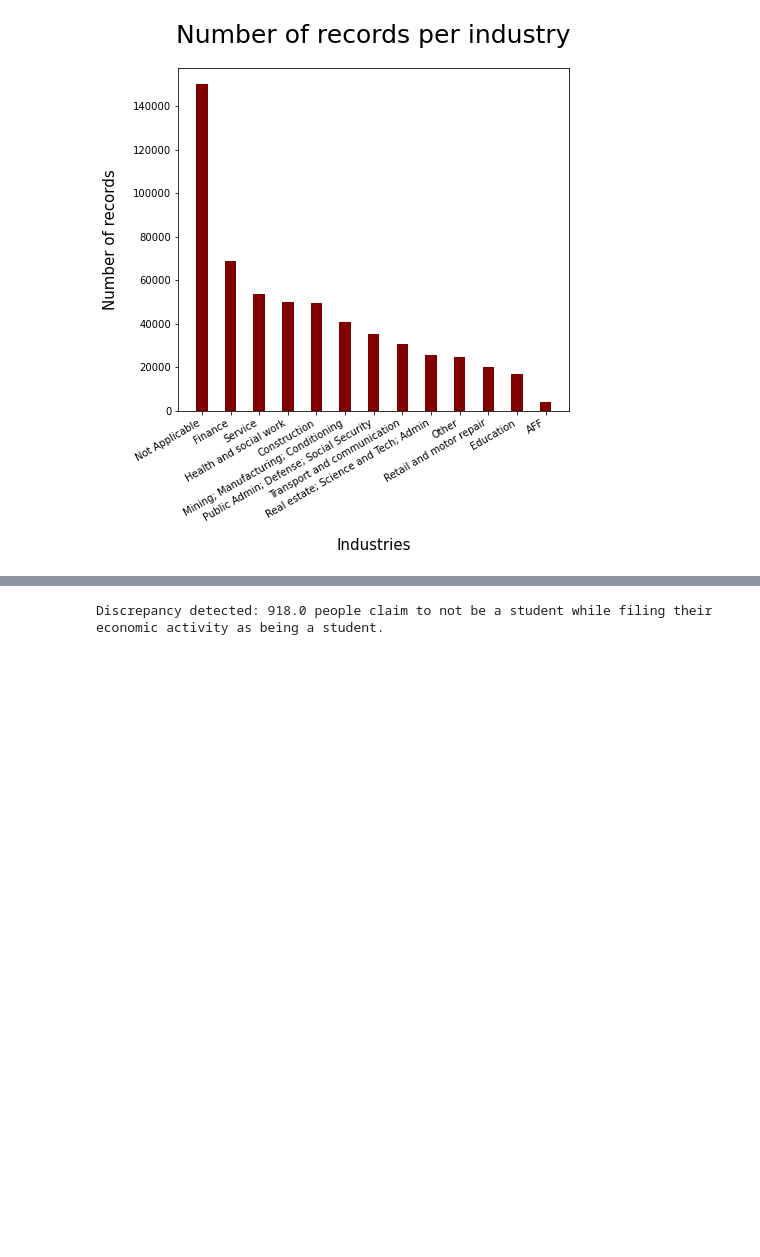
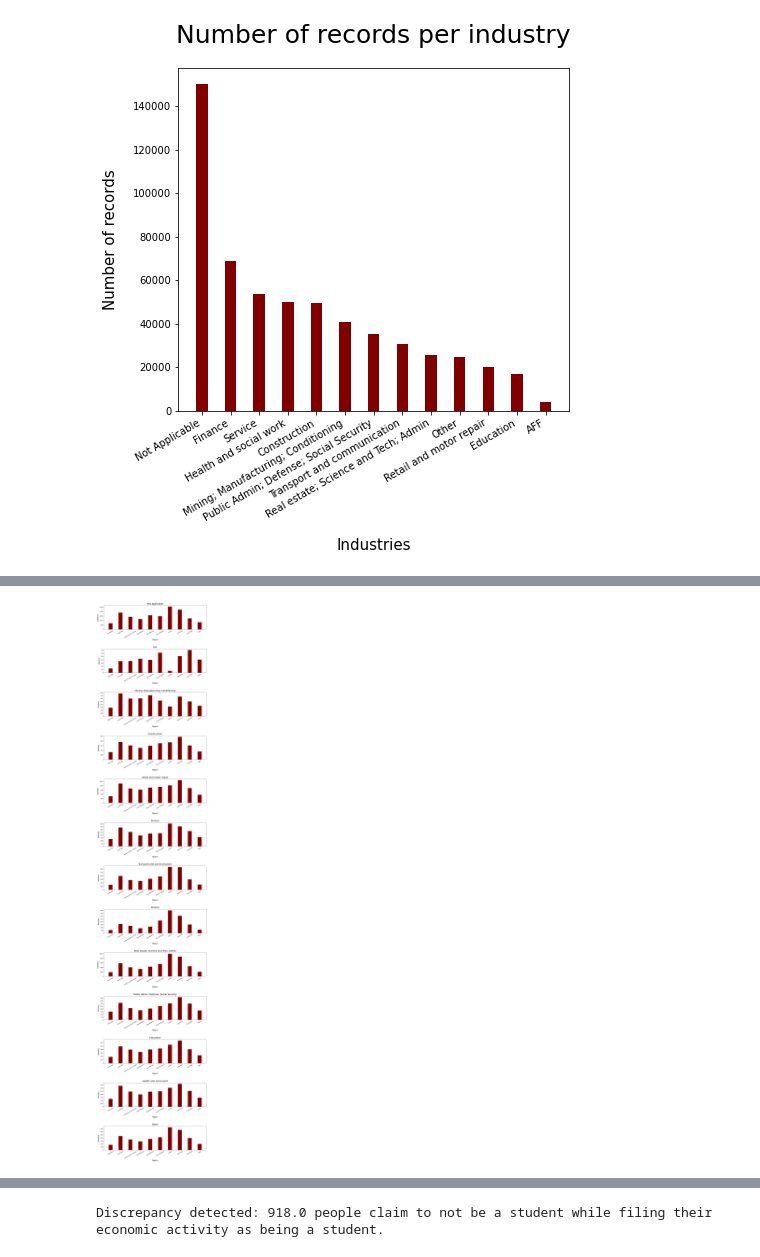
Before and after one commit to b0mbastik/PythonP2, a Jupyter notebook: analysis.ipynb, the cells around one changed output, grey strips where cells are left out. Drawn from its saved outputs; the diff is of its cells as text; code cells hidden in the pictures; blank space fills up the shorter version.

Commit message:
Added the get_table_bar_chart method to print out bar charts for group tables

```diff
--- a/analysis.ipynb
+++ b/analysis.ipynb
@@ -84,5 +84,5 @@ rg.get_bar_chart(df.Industry, vf.Industry, "Industries", "Number of records", "N
 [figure]
 # %%
 dt = gt.getTable(df, vf, "Region", "Industry")
-dt
+rg.get_table_bar_chart(dt, "Region", "Industry")
 # %% [output]
@@ -101,2 +89,3 @@ dt
+[figure, added]
 # %%
 dt = gt.getTable(df, vf, "Occupation", "Approximated Social Grade")
```
Also changed, not shown: parts of 5 cells of this notebook, 7 other files.
